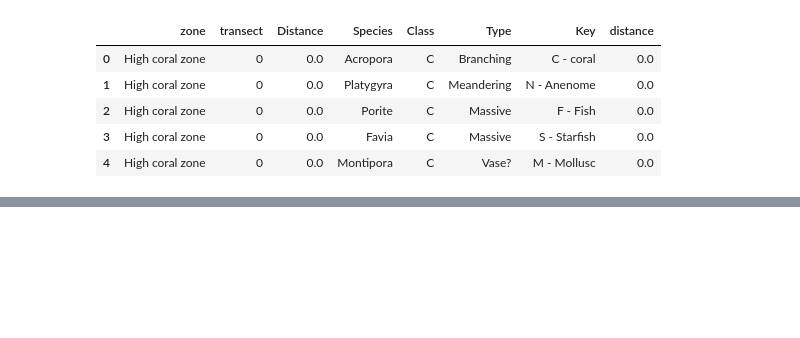
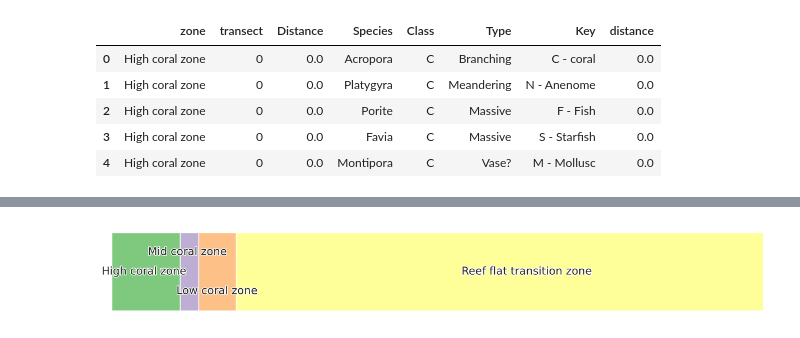
Before and after one commit to talidemestre/emsc3019, a Jupyter notebook: map.ipynb, the cells around one changed output, grey strips where cells are left out. Drawn from its saved outputs; the diff is of its cells as text; code cells hidden in the pictures; blank space fills up the shorter version.

```diff
--- a/map.ipynb
+++ b/map.ipynb
@@ -107,3 +70,33 @@ sns.boxplot(x='distance', y='Type', data=df, palette=colour_map, showfliers=Fals
+# %%
+# colour map for reef zones
+colour_map_zones = {}
+contrasting_colours_zones = plt.cm.Accent.colors
+for coral_type, count in zip(df['zone'].unique(), range(len(df['zone'].unique()))):
+    colour_map_zones[coral_type] = contrasting_colours_zones[count]
+
+
+#sideways stacked bar plot showing the different zones
+plt.figure(figsize=(15,2))
+last = 0
+for i, zone in enumerate(df['zone'].unique()):
+    zone_length = df[df['zone'] == zone]['Type'].value_counts().sum()
+    plt.barh("Loc", zone_length, color=colour_map_zones[zone], left=last)
+    txt = plt.text(last + zone_length/2, 0 - 0.2 + ((i+1) % 3) * 0.2, zone, ha='center', va='center', fontsize=14)
+    txt.set_path_effects([PathEffects.withStroke(linewidth=2, foreground='w')])
+    last=last + zone_length
+
+plt.xlim(0, 210)
+
+plt.yticks([])
+plt.xticks([])
+plt.grid(False)
+
+plt.gca().axis('off')
+
+plt.savefig('output/map/zone_bar_chart.png', dpi=300, bbox_inches='tight')
+plt.show()
+# %% [output]
+[figure, added]
 # %%
 # create dataframe of type quanitty for each distance
 coral_types = df['Type'].unique()
```
Also changed, not shown: parts of 6 cells of this notebook, 6 other files.
